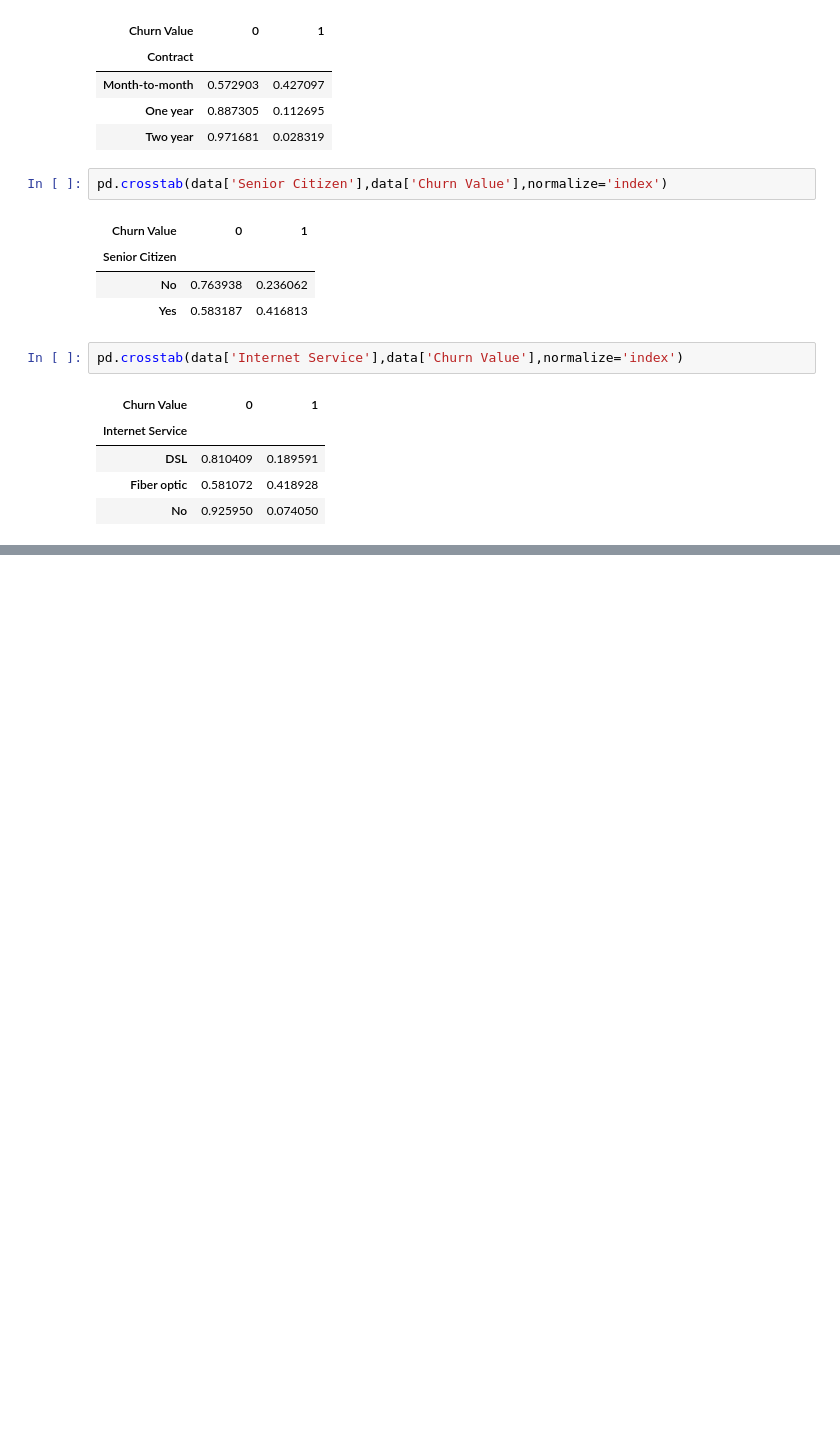
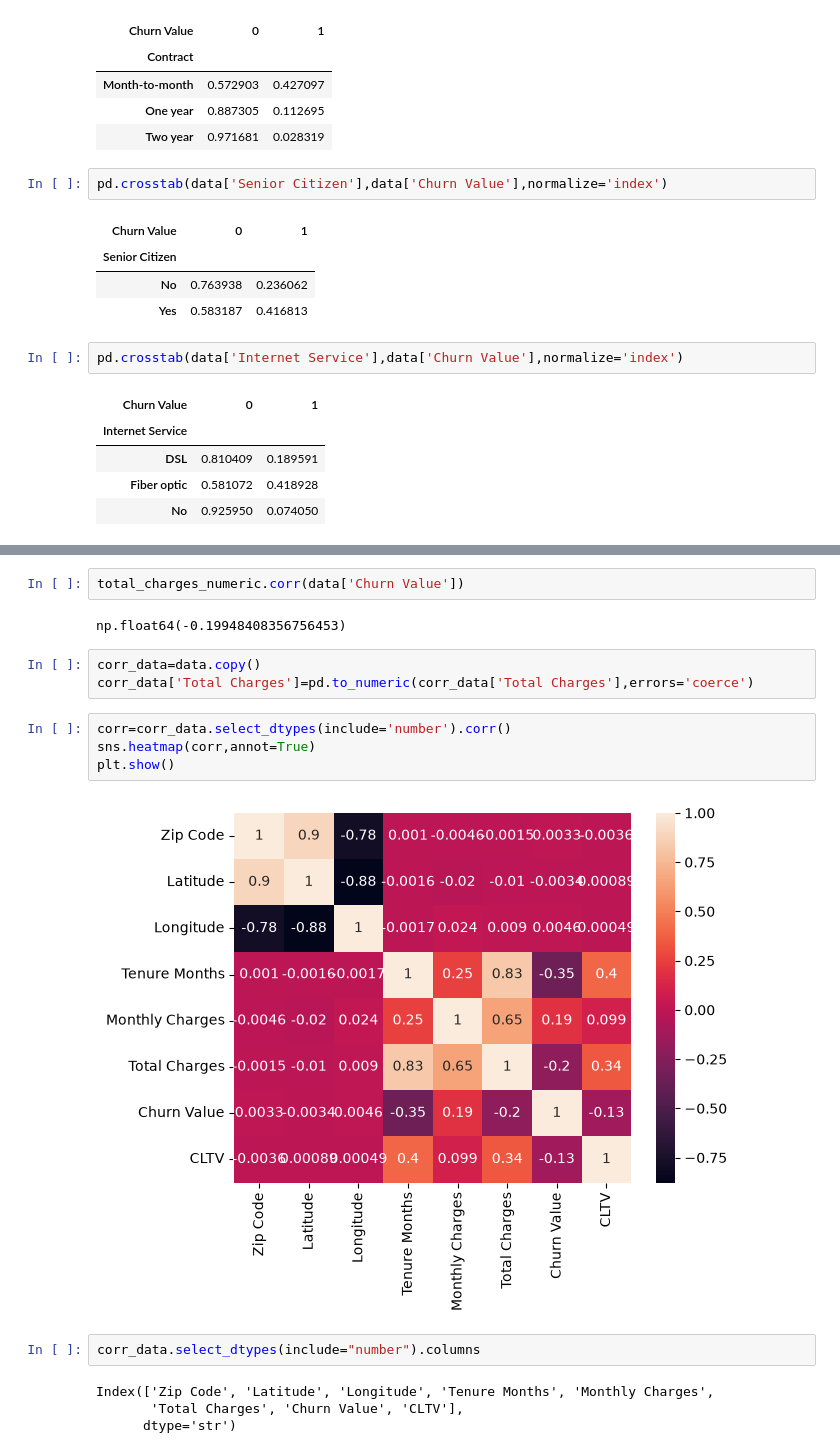
Before and after one commit to M-Taha4x/CustomerChurnPrediction, a Jupyter notebook: notebook/churn.ipynb, the cells around one changed output, grey strips where cells are left out. Saved outputs shown, nothing was run; the diff lists cells and outputs as text; blank space fills up the shorter version.

```diff
--- a/notebook/churn.ipynb
+++ b/notebook/churn.ipynb
@@ -356,0 +536,19 @@ pd.crosstab(data['Internet Service'],data['Churn Value'],normalize='index')
+# %%
+total_charges_numeric.corr(data['Churn Value'])
+# %% [output]
+np.float64(-0.19948408356756453)
+# %%
+corr_data=data.copy()
+corr_data['Total Charges']=pd.to_numeric(corr_data['Total Charges'],errors='coerce')
+# %%
+corr=corr_data.select_dtypes(include='number').corr()
+sns.heatmap(corr,annot=True)
+plt.show()
+# %% [output]
+[figure, added]
+# %%
+corr_data.select_dtypes(include="number").columns
+# %% [output]
+Index(['Zip Code', 'Latitude', 'Longitude', 'Tenure Months', 'Monthly Charges',
+       'Total Charges', 'Churn Value', 'CLTV'],
+      dtype='str')
```
Also changed, not shown: parts of 37 cells of this notebook.
